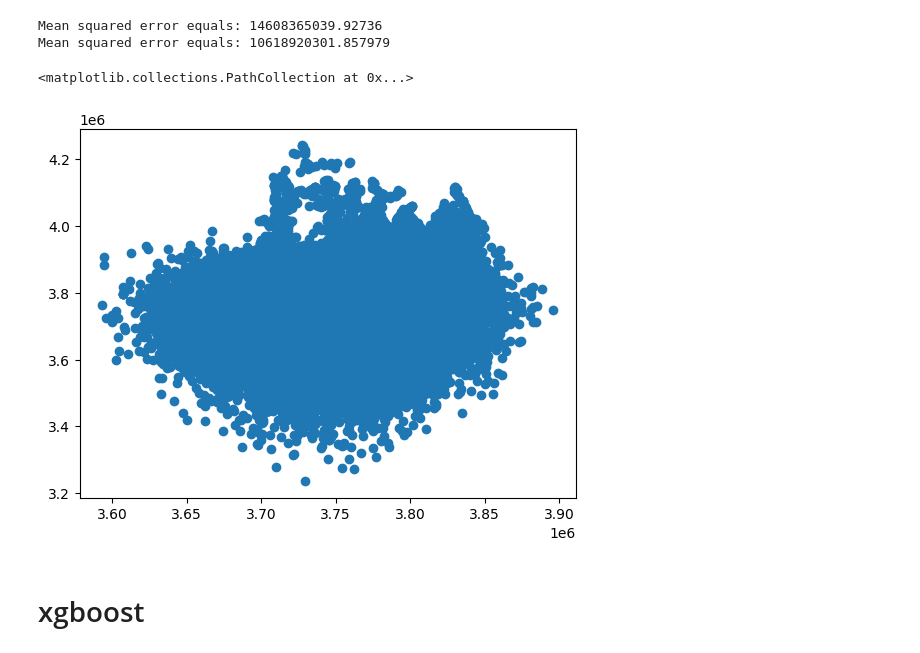
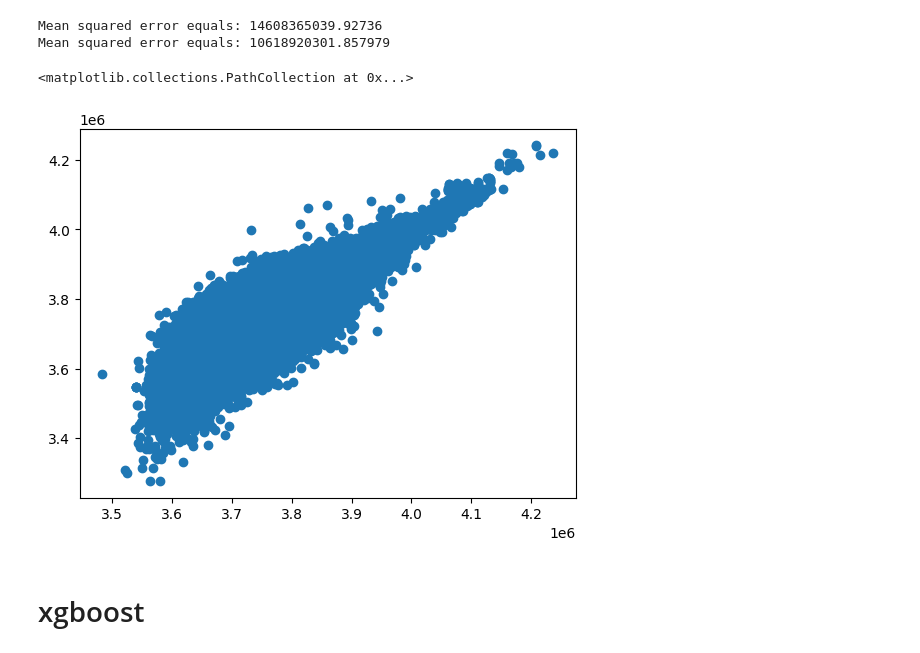
Before and after one commit to piotrksiazek/Introduction-to-data-analysic-University-2022, a Jupyter notebook: projekt.ipynb, the cells around one changed output. Saved outputs shown, nothing was run; the diff lists cells and outputs as text; code cells hidden in the pictures.

Commit message:
fix predictions for simple linear regression

```diff
--- a/projekt.ipynb
+++ b/projekt.ipynb
@@ -59,11 +59,11 @@ print("Mean squared error equals: {0}".format(mse_test_simple_linear))
 Mean squared error equals: 14608365039.92736
 Mean squared error equals: 10618920301.857979
 # %%
-y_pred_full = model.predict(x)
-plt.scatter(y_pred_full, y)
+y_pred_test = model.predict(X_test)
+plt.scatter(y_pred_test, y_test)
 # %% [output]
 <matplotlib.collections.PathCollection at 0x...>
-[figure, old version]
+[figure, new version]
 # %% [markdown]
 # xgboost
 # %%
```
Also changed, not shown: parts of 2 cells of this notebook.
